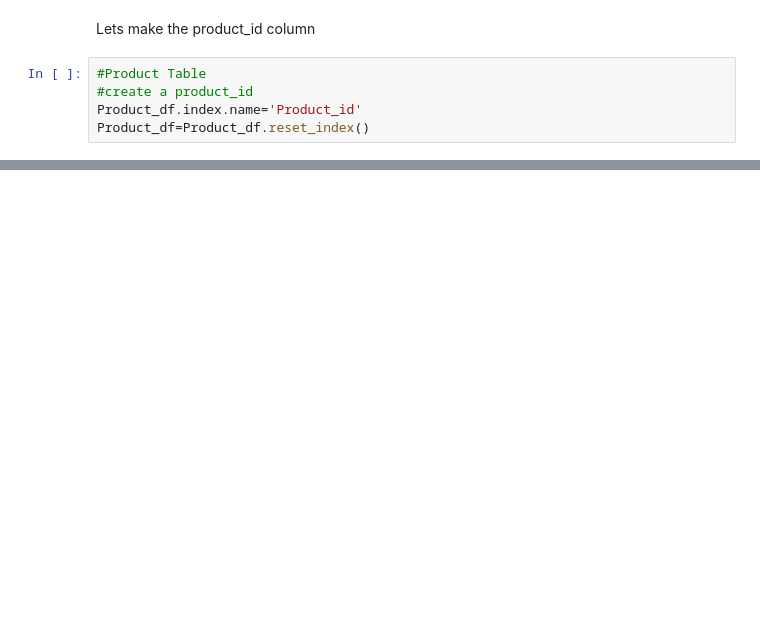
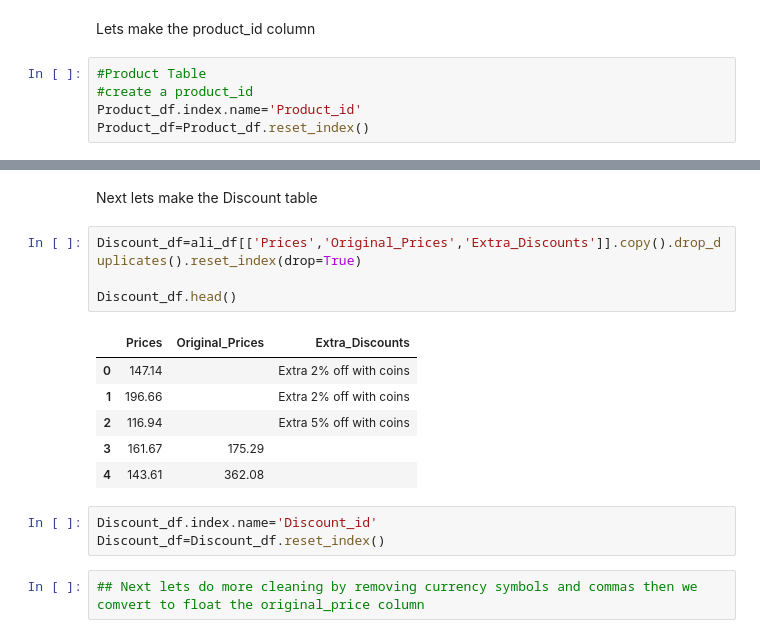
Before and after one commit to joseyMe/Junba_ecommerce, a Jupyter notebook: junba_etl.ipynb, the cells around one changed output, grey strips where cells are left out. Saved outputs shown, nothing was run; the diff lists cells and outputs as text; blank space fills up the shorter version.

```diff
--- a/junba_etl.ipynb
+++ b/junba_etl.ipynb
@@ -278,0 +309,18 @@ Product_df.head()
+# %% [markdown]
+Next lets make the Discount table
+# %%
+Discount_df=ali_df[['Prices','Original_Prices','Extra_Discounts']].copy().drop_duplicates().reset_index(drop=True)
+
+Discount_df.head()
+# %% [output]
+|  | Prices | Original_Prices | Extra_Discounts |
+| 0 | 147.14 |  | Extra 2% off with coins |
+| 1 | 196.66 |  | Extra 2% off with coins |
+| 2 | 116.94 |  | Extra 5% off with coins |
+| 3 | 161.67 | 175.29 |  |
+| 4 | 143.61 | 362.08 |  |
+# %%
+Discount_df.index.name='Discount_id'
+Discount_df=Discount_df.reset_index()
+# %%
+## Next lets do more cleaning by removing currency symbols and commas then we comvert to float the original_price column
```
Also changed, not shown: parts of 2 cells of this notebook.
